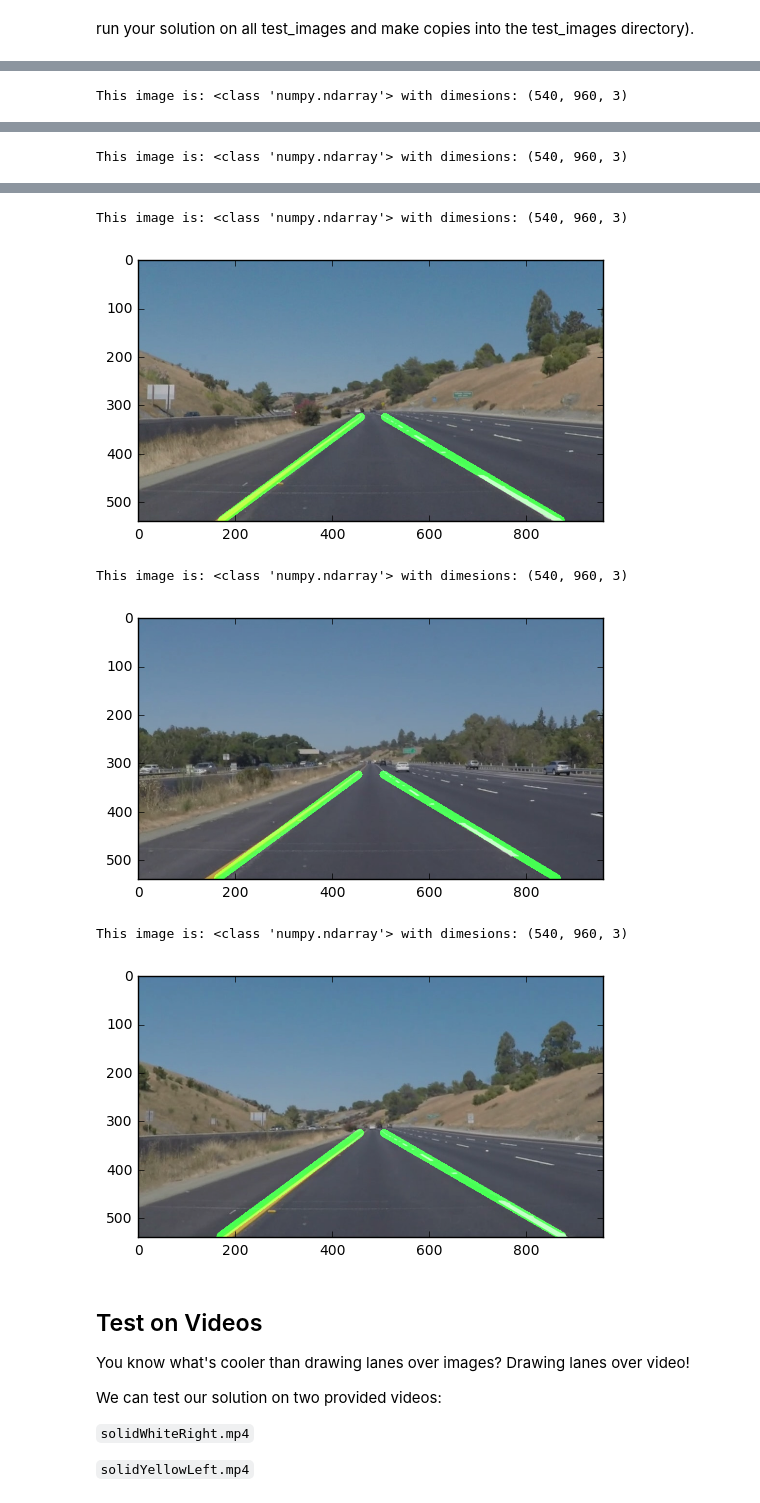
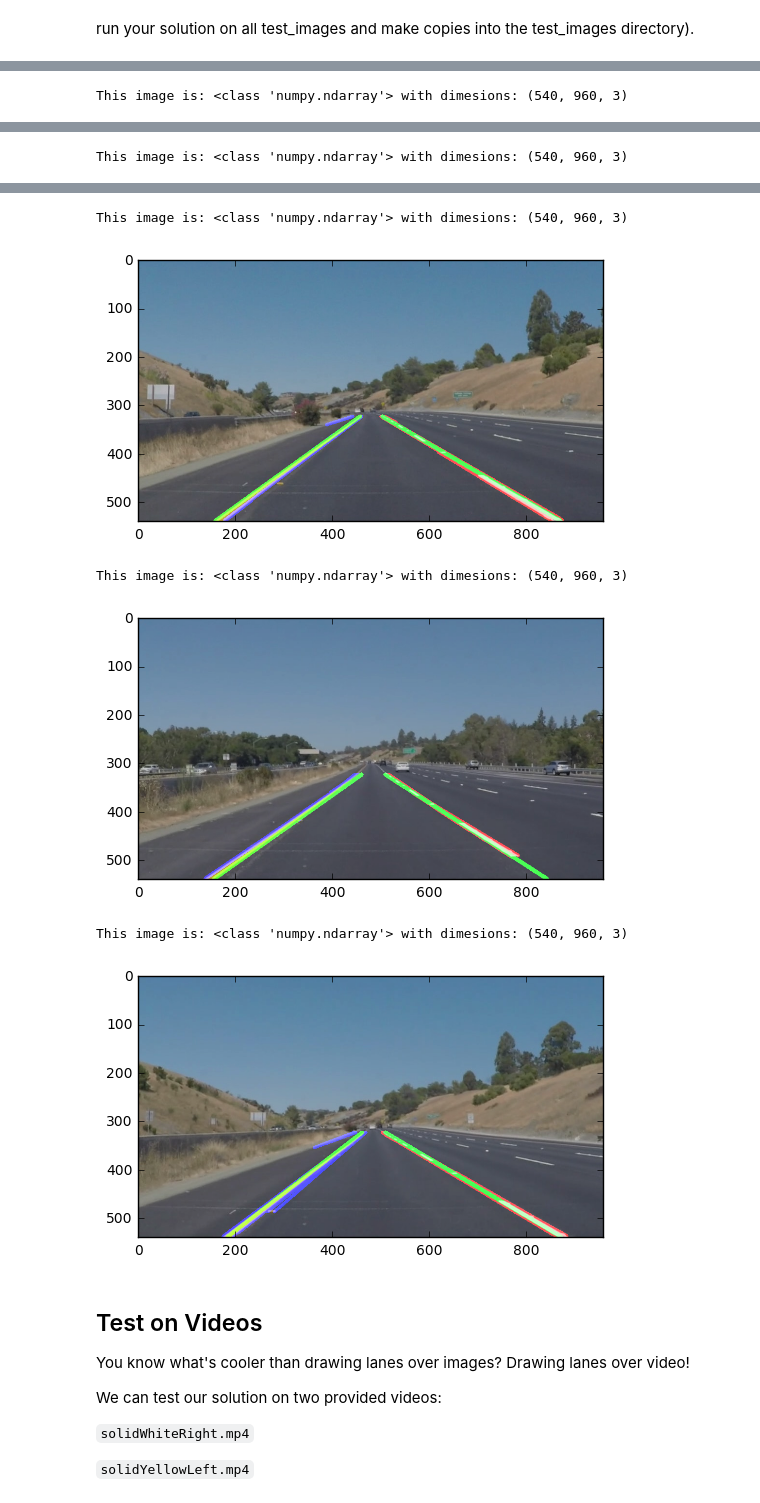
Before and after one commit to robroooh/CarND-LaneLines-P1, a Jupyter notebook: P1.ipynb, the cells around one changed output, grey strips where cells are left out. Drawn from its saved outputs; the diff is of its cells as text; code cells hidden in the pictures.

```diff
--- a/P1.ipynb
+++ b/P1.ipynb
@@ -142,12 +142,13 @@ def draw_lines(img, lines, color=[0, 255, 0], thickness=5):
     for line in lines:
         for x1,y1,x2,y2 in line:
             m,b = np.polyfit([x1,x2],[y1,y2],1)
-
             # if the slope is positive, the line is in the right part
-            if m > 0.4:
+            if m > 0.15 and m < 5.:
+                cv2.line(img, (int(x1), int(y1)), (int(x2), int(y2)), color = [255,0,0], thickness=5)
                 avg_r_slope.append(m)
                 avg_r_int.append(b)
-            elif m < -0.4:
+            elif m > -5. and m < -0.15:
+                cv2.line(img, (int(x1), int(y1)), (int(x2), int(y2)), color = [0,0,255], thickness=5)
                 avg_l_slope.append(m)
                 avg_l_int.append(b)
 
@@ -156,11 +157,11 @@ def draw_lines(img, lines, color=[0, 255, 0], thickness=5):
             ymax = max(y1,y2,ymax)
 
     # compute the average of intercept and slope
-    r_int = np.median(avg_r_int)
-    r_slope = np.median(avg_r_slope)
+    r_int = np.mean(avg_r_int)
+    r_slope = np.mean(avg_r_slope)
 
-    l_int = np.median(avg_l_int)
-    l_slope = np.median(avg_l_slope)
+    l_int = np.mean(avg_l_int)
+    l_slope = np.mean(avg_l_slope)
 
     # given the average_of_intercept, average_of_slope, maximum_of_y, minimum_of_y, compute the Xs
     xmin_r = (ymin-r_int)/r_slope
@@ -170,7 +171,7 @@ def draw_lines(img, lines, color=[0, 255, 0], thickness=5):
     xmax_l = (ymax-l_int)/l_slope
 
     # First Order filtering
-    alp = 0.4
+    alp = 0.6
 
     # if this is the first time, then there is no previous value, set alp to 1
     if g_xmin_r == 0 and g_xmax_r == 0 and g_xmin_l == 0 and g_xmax_l == 0 and g_ymax == 0 and g_ymin == 0:
@@ -186,12 +187,12 @@ def draw_lines(img, lines, color=[0, 255, 0], thickness=5):
 
     # plot
     try:
-        cv2.line(img, (int(xmin_r), int(ymin)), (int(xmax_r), int(ymax)), color = color, thickness=15)
-        cv2.line(img, (int(xmin_l), int(ymin)), (int(xmax_l), int(ymax)), color = color, thickness=15)
+        cv2.line(img, (int(xmin_r), int(ymin)), (int(xmax_r), int(ymax)), color = color, thickness=7)
+        cv2.line(img, (int(xmin_l), int(ymin)), (int(xmax_l), int(ymax)), color = color, thickness=7)
     except ValueError:
         # if can't detect the line, use the value from previous frame
-        cv2.line(img, (int(g_xmin_l), int(g_ymin)), (int(g_xmax_l), int(g_ymax)), color = color, thickness=15)
-        cv2.line(img, (int(g_xmin_r), int(g_ymin)), (int(g_xmax_r), int(g_ymax)), color = color, thickness=15)
+        cv2.line(img, (int(g_xmin_l), int(g_ymin)), (int(g_xmax_l), int(g_ymax)), color = color, thickness=7)
+        cv2.line(img, (int(g_xmin_r), int(g_ymin)), (int(g_xmax_r), int(g_ymax)), color = color, thickness=7)
         if np.isnan(l_slope) == True:
             print("can't detect left side")
         elif np.isnan(r_slope) == True:
@@ -242,8 +243,8 @@ def size_to_roi(shape):
     """
     size_y,size_x,_ = shape
     lo_left = (int(size_x*0.1),size_y)
-    up_left = (int(size_x*0.4),int(size_y*0.60))
-    up_right = (int(size_x*0.65),int(size_y*0.60))
+    up_left = (int(size_x*0.425),int(size_y*0.60))
+    up_right = (int(size_x*0.575),int(size_y*0.60))
     lo_right = (int(size_x*0.95),size_y)
     return lo_left, up_left, up_right, lo_right
 # %% [markdown]
@@ -272,11 +284,15 @@ for f in os.listdir("test_images/")[:]:
     print('This image is:', type(image), 'with dimesions:', image.shape)
     gray = grayscale(image)
     gauss_cg = gaussian_blur(gray,3)
-    cg = canny(gauss_cg,200,250)
+    high_thresh, thresh_im = cv2.threshold(gray, 0, 255, cv2.THRESH_BINARY + cv2.THRESH_OTSU)
+    low_thresh = 0.5*high_thresh
+    cg = canny(gauss_cg,low_thresh,high_thresh)
     gauss_cg = gaussian_blur(cg,13)
     lo_left, up_left, up_right, lo_right = size_to_roi(image.shape)
     roi_mask = np.array([lo_left,up_left,up_right,lo_right],np.int32)
     roi_gcg = region_of_interest(cg,[roi_mask])
+
+    roi_visualize = region_of_interest(image,[roi_mask])
 
     rho = 1 # distance resolution in pixels of the Hough grid
     theta = np.pi/180 # angular resolution in radians of the Hough grid
@@ -299,9 +315,9 @@ This image is: <class 'numpy.ndarray'> with dimesions: (540, 960, 3)
 This image is: <class 'numpy.ndarray'> with dimesions: (540, 960, 3)
-[figure, old version]
+[figure, new version]
 This image is: <class 'numpy.ndarray'> with dimesions: (540, 960, 3)
-[figure, old version]
+[figure, new version]
 This image is: <class 'numpy.ndarray'> with dimesions: (540, 960, 3)
-[figure, old version]
+[figure, new version]
 # %% [markdown]
 ## Test on Videos
 
```
Also changed, not shown: parts of 9 cells of this notebook.
